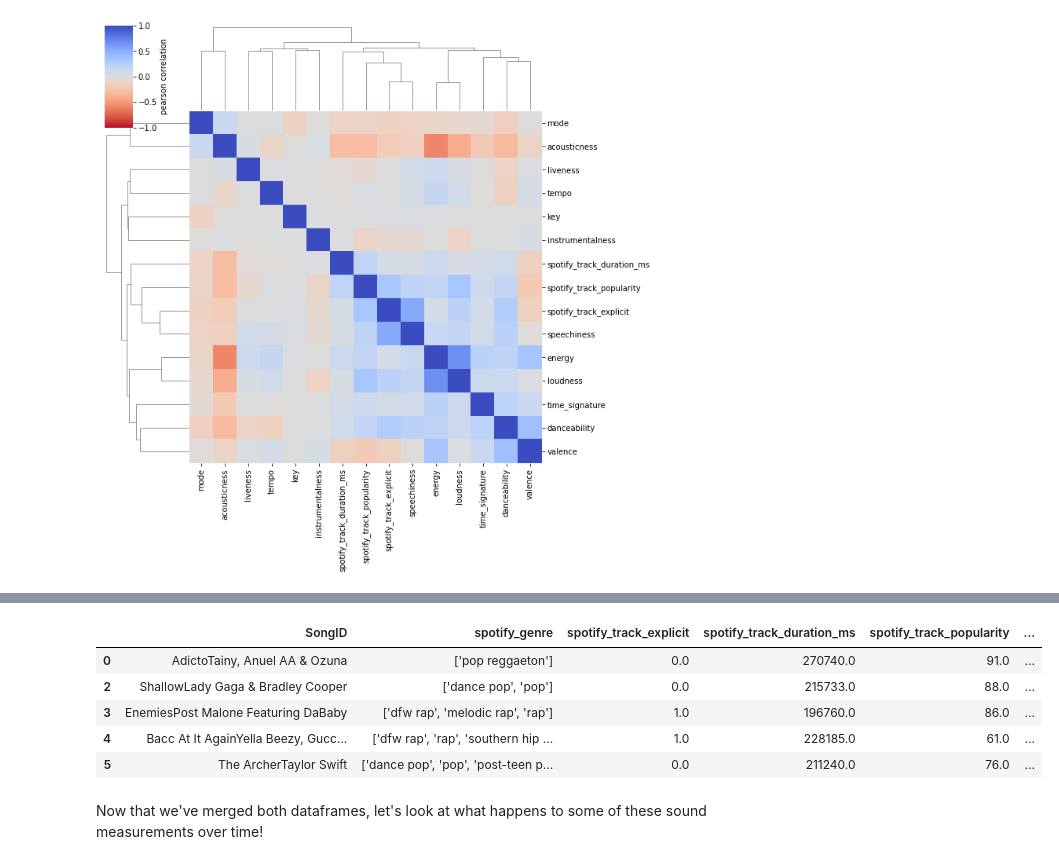
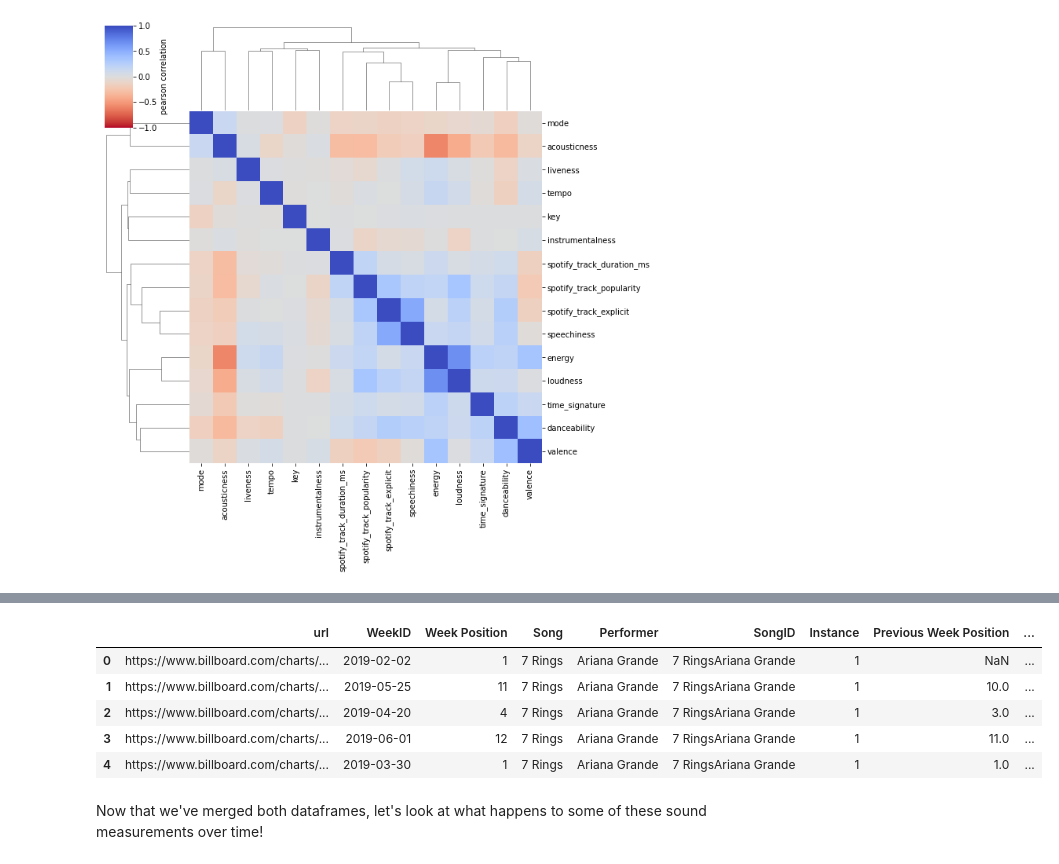
Before and after one commit to RobNewt/Data-Analysis, a Jupyter notebook: Billboard_Top_100_(In_Progress).ipynb, the cells around one changed output, grey strips where cells are left out. Cells and saved outputs as stored; diff of their text form; code cells hidden in the pictures.

```diff
--- a/Billboard_Top_100_(In_Progress).ipynb
+++ b/Billboard_Top_100_(In_Progress).ipynb
@@ -54,8 +54,7 @@ import seaborn as sns
 # 1: Explore the Charts
 Let's just explore the data sets, do some cleaning/preprocessing, and get a sense of what's in there.
 # %%
-#df1= pd.read_csv("https://query.data.world/s/ywri3z52sryyglb3esstvexlw7hvl3")
-df1 = pd.read_csv('Hot Stuff.csv')
+df1= pd.read_csv("https://query.data.world/s/ywri3z52sryyglb3esstvexlw7hvl3")
 # %%
 print(len(df1))
 df1.head()
@@ -405,9 +400,9 @@ dtype: int64
 # %%
-df2.head()
+merged_left.head()
 # %% [output]
-|  | SongID | spotify_genre | spotify_track_explicit | spotify_track_duration_ms | spotify_track_popularity | ... |
-| 0 | AdictoTainy, Anuel AA & Ozuna | ['pop reggaeton'] | 0.0 | 270740.0 | 91.0 | ... |
-| 2 | ShallowLady Gaga & Bradley Cooper | ['dance pop', 'pop'] | 0.0 | 215733.0 | 88.0 | ... |
-| 3 | EnemiesPost Malone Featuring DaBaby | ['dfw rap', 'melodic rap', 'rap'] | 1.0 | 196760.0 | 86.0 | ... |
-| 4 | Bacc At It AgainYella Beezy, Gucc... | ['dfw rap', 'rap', 'southern hip ... | 1.0 | 228185.0 | 61.0 | ... |
-| 5 | The ArcherTaylor Swift | ['dance pop', 'pop', 'post-teen p... | 0.0 | 211240.0 | 76.0 | ... |
+|  | url | WeekID | Week Position | Song | Performer | SongID | Instance | Previous Week Position | ... |
+| 0 | https://www.billboard.com/charts/... | 2019-02-02 | 1 | 7 Rings | Ariana Grande | 7 RingsAriana Grande | 1 | NaN | ... |
+| 1 | https://www.billboard.com/charts/... | 2019-05-25 | 11 | 7 Rings | Ariana Grande | 7 RingsAriana Grande | 1 | 10.0 | ... |
+| 2 | https://www.billboard.com/charts/... | 2019-04-20 | 4 | 7 Rings | Ariana Grande | 7 RingsAriana Grande | 1 | 3.0 | ... |
+| 3 | https://www.billboard.com/charts/... | 2019-06-01 | 12 | 7 Rings | Ariana Grande | 7 RingsAriana Grande | 1 | 11.0 | ... |
+| 4 | https://www.billboard.com/charts/... | 2019-03-30 | 1 | 7 Rings | Ariana Grande | 7 RingsAriana Grande | 1 | 1.0 | ... |
```
Also changed, not shown: parts of 54 cells of this notebook.
